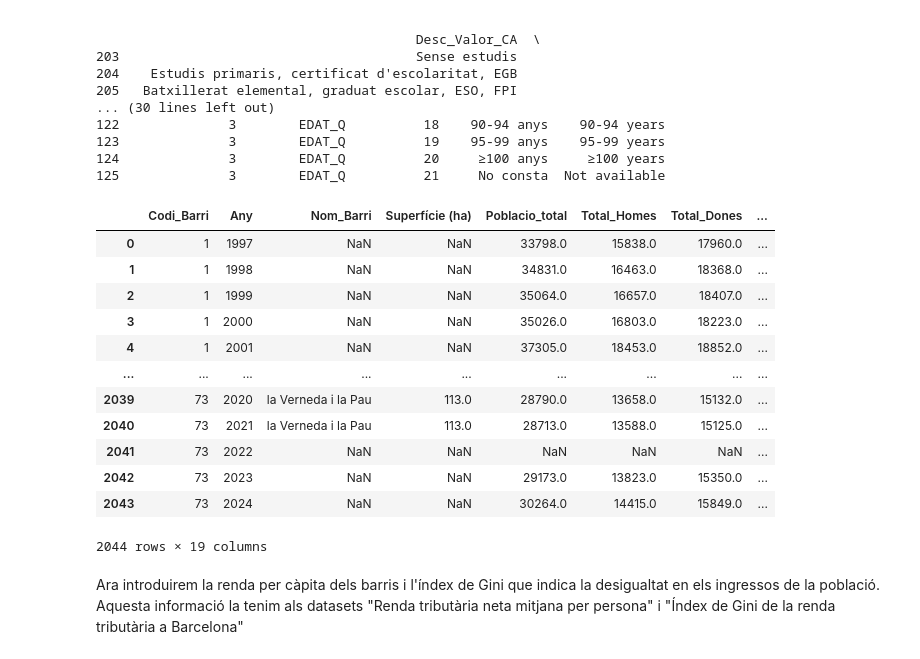
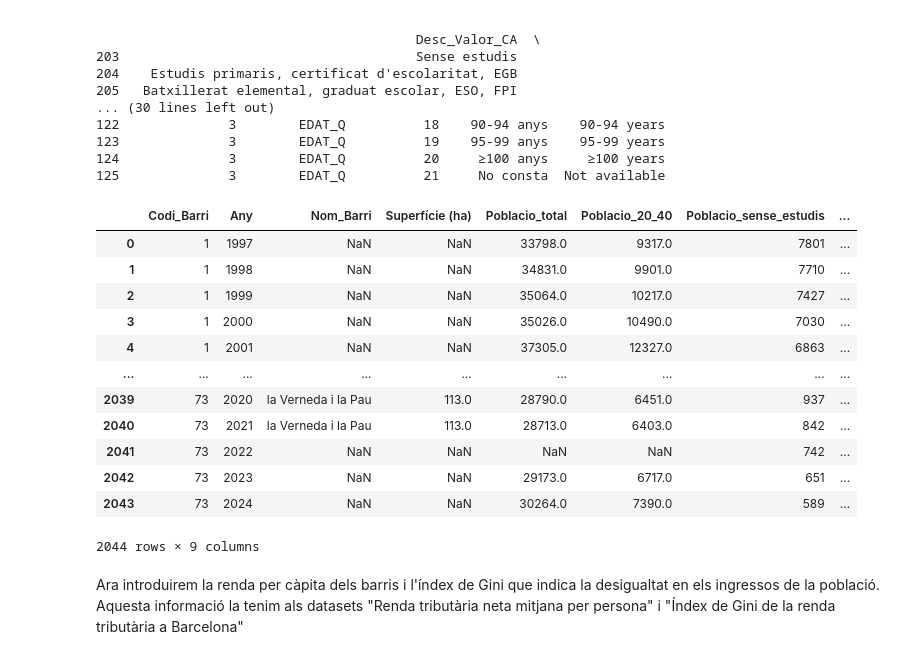
Before and after one commit to jherencia0488/TFM_turistificacioBCN, a Jupyter notebook: Code/aggregateVars.ipynb, the cells around one changed output. Saved outputs shown, nothing was run; the diff lists cells and outputs as text; code cells hidden in the pictures.

```diff
--- a/Code/aggregateVars.ipynb
+++ b/Code/aggregateVars.ipynb
@@ -180,72 +160,47 @@ print(dim_edat_q)
 124              3        EDAT_Q          20     ≥100 anys     ≥100 years
 125              3        EDAT_Q          21     No consta  Not available
 # %%
-#Calculem les variables Poblacio_sense_estudis, Homes_sense_estudis, Dones_sense_estudis, Poblacio_univ, Homes_univ, Dones_univ,
-#Poblacio_20_40_univ, Homes_20_40_univ i Dones_20_40_univ per cada barri i any.
+#Calculem les variables Poblacio_sense_estudis, Poblacio_univ, Poblacio_20_40_univ per cada barri i any.
 #Però primer hem de substituir els valors '..' per 0
 estudis['Valor'] = pd.to_numeric(estudis['Valor'], errors='coerce')
 estudis['Valor'] = estudis['Valor'].fillna(0)
 estudis['Valor'] = estudis['Valor'].astype(int)
 
 #Agrupem els valors
-estudis_grouped = estudis.groupby(['Codi_Barri', 'Any', 'SEXE', 'EDAT_Q', 'NIV_EDUCA_esta'])['Valor'].sum().reset_index()
+estudis_grouped = estudis.groupby(['Codi_Barri', 'Any', 'EDAT_Q', 'NIV_EDUCA_esta'])['Valor'].sum().reset_index()
 estudis_20_40 = estudis_grouped[(estudis_grouped['EDAT_Q'].between(4,7))]
-estudis_20_40 = estudis_20_40.groupby(['Codi_Barri', 'Any', 'SEXE', 'NIV_EDUCA_esta'])['Valor'].sum().reset_index()
-columns = ['Codi_Barri', 'Any', 'Valor']
+estudis_20_40 = estudis_20_40.groupby(['Codi_Barri', 'Any', 'NIV_EDUCA_esta'])['Valor'].sum().reset_index()
+
 Poblacio_sense_estudis = estudis[(estudis['NIV_EDUCA_esta']==1)].groupby(['Codi_Barri', 'Any'])['Valor'].sum().reset_index()
-Homes_sense_estudis = estudis_grouped[(estudis_grouped['SEXE']==2) & (estudis_grouped['NIV_EDUCA_esta']==1)][columns]
-Homes_sense_estudis = Homes_sense_estudis.groupby(['Codi_Barri', 'Any'])['Valor'].sum().reset_index()
-Dones_sense_estudis = estudis_grouped[(estudis_grouped['SEXE']==1) & (estudis_grouped['NIV_EDUCA_esta']==1)][columns]
-Dones_sense_estudis = Dones_sense_estudis.groupby(['Codi_Barri', 'Any'])['Valor'].sum().reset_index()
 Poblacio_univ = estudis[(estudis['NIV_EDUCA_esta']==5)].groupby(['Codi_Barri', 'Any'])['Valor'].sum().reset_index()
-Homes_univ = estudis_grouped[(estudis_grouped['SEXE']==2) & (estudis_grouped['NIV_EDUCA_esta']==5)][columns]
-Homes_univ = Homes_univ.groupby(['Codi_Barri', 'Any'])['Valor'].sum().reset_index()
-Dones_univ = estudis_grouped[(estudis_grouped['SEXE']==1) & (estudis_grouped['NIV_EDUCA_esta']==5)][columns]
-Dones_univ = Dones_univ.groupby(['Codi_Barri', 'Any'])['Valor'].sum().reset_index()
 Poblacio_20_40_univ = estudis_20_40[(estudis_20_40['NIV_EDUCA_esta']==5)].groupby(['Codi_Barri', 'Any'])['Valor'].sum().reset_index()
-Homes_20_40_univ = estudis_20_40[(estudis_20_40['SEXE']==2) & (estudis_20_40['NIV_EDUCA_esta']==5)][columns]
-Homes_20_40_univ = Homes_20_40_univ.groupby(['Codi_Barri', 'Any'])['Valor'].sum().reset_index()
-Dones_20_40_univ = estudis_20_40[(estudis_20_40['SEXE']==1) & (estudis_20_40['NIV_EDUCA_esta']==5)][columns]
-Dones_20_40_univ = Dones_20_40_univ.groupby(['Codi_Barri', 'Any'])['Valor'].sum().reset_index()
 
 #Reanomenem les columnes 'Valor'
 Poblacio_sense_estudis = Poblacio_sense_estudis.rename(columns={'Valor': 'Poblacio_sense_estudis'})
-Homes_sense_estudis = Homes_sense_estudis.rename(columns={'Valor': 'Homes_no_est'})
-Dones_sense_estudis = Dones_sense_estudis.rename(columns={'Valor': 'Dones_no_est'})
 Poblacio_univ = Poblacio_univ.rename(columns={'Valor': 'Poblacio_univ'})
-Homes_univ = Homes_univ.rename(columns={'Valor': 'Homes_univ'})
-Dones_univ = Dones_univ.rename(columns={'Valor': 'Dones_univ'})
 Poblacio_20_40_univ = Poblacio_20_40_univ.rename(columns={'Valor': 'Poblacio_20_40_univ'})
-Homes_20_40_univ = Homes_20_40_univ.rename(columns={'Valor': 'Homes_20_40_univ'})
-Dones_20_40_univ = Dones_20_40_univ.rename(columns={'Valor': 'Dones_20_40_univ'})
 
-#Ajuntem els 4 datasets
-estudis = pd.merge(Poblacio_sense_estudis, Homes_sense_estudis, on = ['Codi_Barri', 'Any'])
-estudis = pd.merge(estudis, Dones_sense_estudis, on = ['Codi_Barri', 'Any'])
-estudis = pd.merge(estudis, Poblacio_univ, on = ['Codi_Barri', 'Any'])
-estudis = pd.merge(estudis, Homes_univ, on = ['Codi_Barri', 'Any'])
-estudis = pd.merge(estudis, Dones_univ, on = ['Codi_Barri', 'Any'])
+#Ajuntem els datasets
+estudis = pd.merge(Poblacio_sense_estudis, Poblacio_univ, on = ['Codi_Barri', 'Any'])
 estudis = pd.merge(estudis, Poblacio_20_40_univ, on = ['Codi_Barri', 'Any'])
-estudis = pd.merge(estudis, Homes_20_40_univ, on = ['Codi_Barri', 'Any'])
-estudis = pd.merge(estudis, Dones_20_40_univ, on = ['Codi_Barri', 'Any'])
 
 #Agreguem els valors a l'agregate_df
 agregated_df = pd.merge(agregated_df, estudis, on = ['Codi_Barri', 'Any'], how='outer')
 agregated_df
 # %% [output]
-|  | Codi_Barri | Any | Nom_Barri | Superfície (ha) | Poblacio_total | Total_Homes | Total_Dones | ... |
-| 0 | 1 | 1997 | NaN | NaN | 33798.0 | 15838.0 | 17960.0 | ... |
-| 1 | 1 | 1998 | NaN | NaN | 34831.0 | 16463.0 | 18368.0 | ... |
-| 2 | 1 | 1999 | NaN | NaN | 35064.0 | 16657.0 | 18407.0 | ... |
-| 3 | 1 | 2000 | NaN | NaN | 35026.0 | 16803.0 | 18223.0 | ... |
-| 4 | 1 | 2001 | NaN | NaN | 37305.0 | 18453.0 | 18852.0 | ... |
+|  | Codi_Barri | Any | Nom_Barri | Superfície (ha) | Poblacio_total | Poblacio_20_40 | Poblacio_sense_estudis | ... |
+| 0 | 1 | 1997 | NaN | NaN | 33798.0 | 9317.0 | 7801 | ... |
+| 1 | 1 | 1998 | NaN | NaN | 34831.0 | 9901.0 | 7710 | ... |
+| 2 | 1 | 1999 | NaN | NaN | 35064.0 | 10217.0 | 7427 | ... |
+| 3 | 1 | 2000 | NaN | NaN | 35026.0 | 10490.0 | 7030 | ... |
+| 4 | 1 | 2001 | NaN | NaN | 37305.0 | 12327.0 | 6863 | ... |
 | ... | ... | ... | ... | ... | ... | ... | ... | ... |
-| 2039 | 73 | 2020 | la Verneda i la Pau | 113.0 | 28790.0 | 13658.0 | 15132.0 | ... |
-| 2040 | 73 | 2021 | la Verneda i la Pau | 113.0 | 28713.0 | 13588.0 | 15125.0 | ... |
-| 2041 | 73 | 2022 | NaN | NaN | NaN | NaN | NaN | ... |
-| 2042 | 73 | 2023 | NaN | NaN | 29173.0 | 13823.0 | 15350.0 | ... |
-| 2043 | 73 | 2024 | NaN | NaN | 30264.0 | 14415.0 | 15849.0 | ... |
+| 2039 | 73 | 2020 | la Verneda i la Pau | 113.0 | 28790.0 | 6451.0 | 937 | ... |
+| 2040 | 73 | 2021 | la Verneda i la Pau | 113.0 | 28713.0 | 6403.0 | 842 | ... |
+| 2041 | 73 | 2022 | NaN | NaN | NaN | NaN | 742 | ... |
+| 2042 | 73 | 2023 | NaN | NaN | 29173.0 | 6717.0 | 651 | ... |
+| 2043 | 73 | 2024 | NaN | NaN | 30264.0 | 7390.0 | 589 | ... |
-2044 rows × 19 columns
+2044 rows × 9 columns
 # %% [markdown]
 Ara introduirem la renda per càpita dels barris i l'índex de Gini que indica la desigualtat en els ingressos de la població. Aquesta informació la tenim als datasets "Renda tributària neta mitjana per persona" i "Índex de Gini de la renda tributària a Barcelona"
 # %%
```
Also changed, not shown: parts of 25 cells of this notebook.
